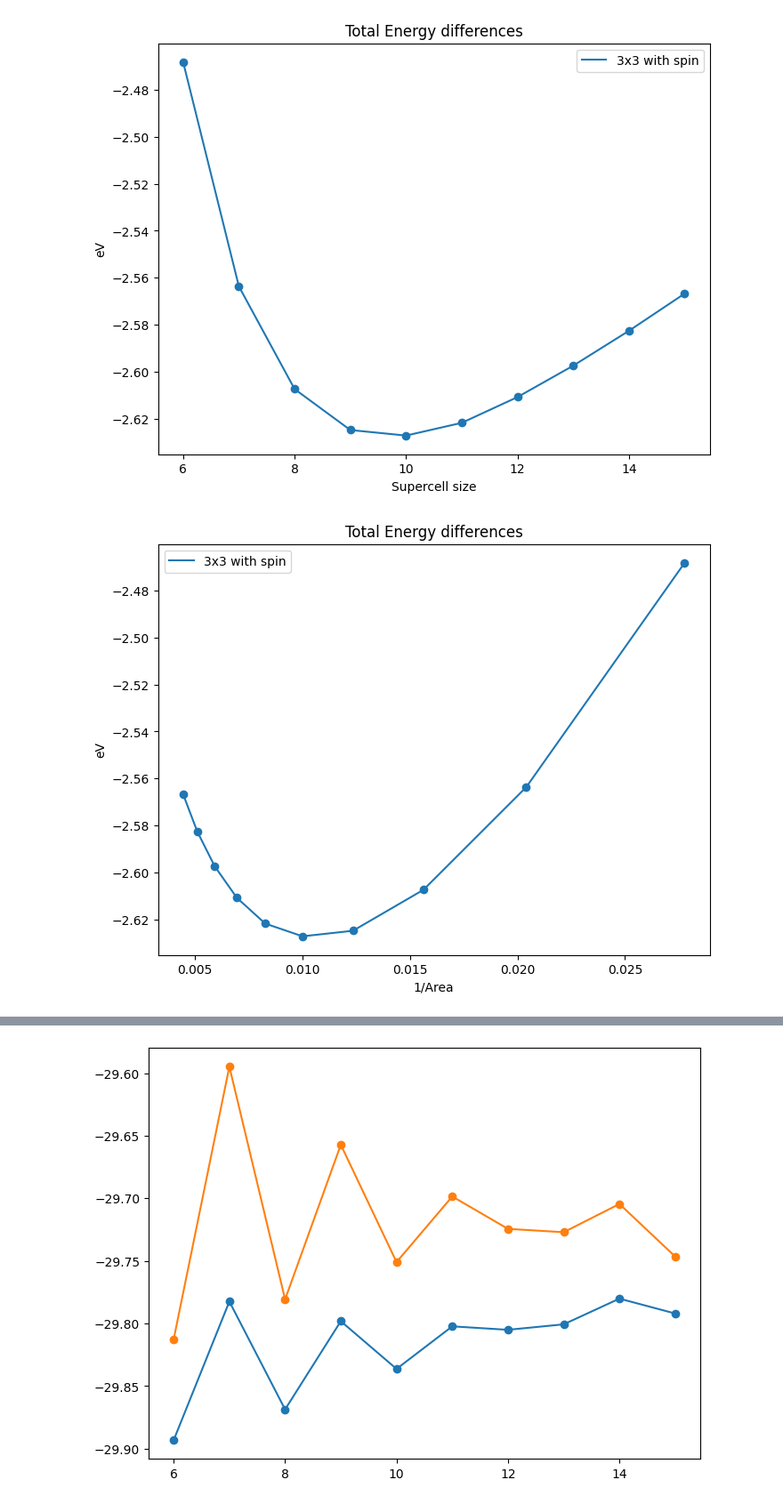
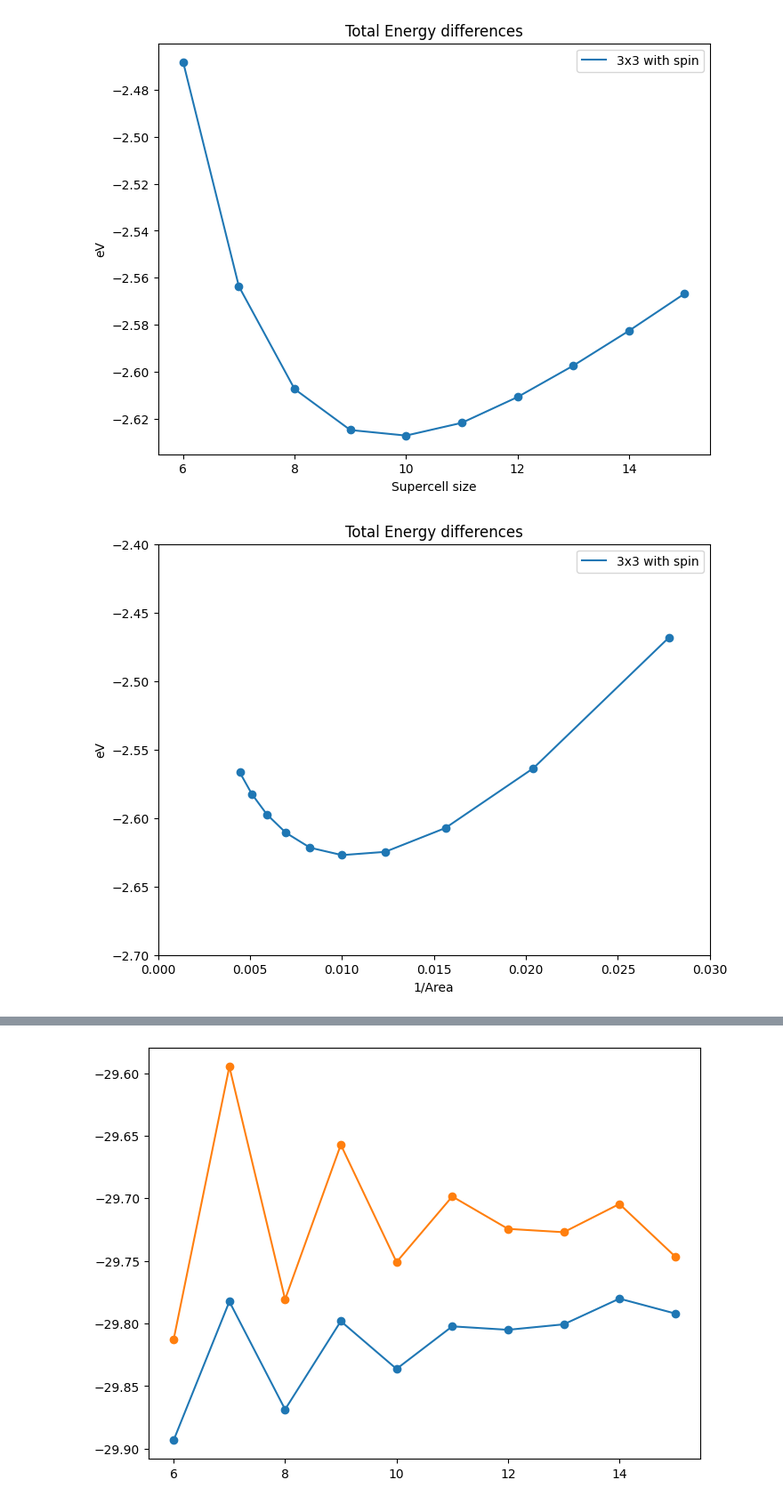
Before and after one commit to rjguo1208/potcorr, a Jupyter notebook: plot.ipynb, the cells around one changed output, grey strips where cells are left out. Shown at 89% size. Saved outputs shown, nothing was run; the diff lists cells and outputs as text; code cells hidden in the pictures.

```diff
--- a/plot.ipynb
+++ b/plot.ipynb
@@ -23,35 +23,36 @@ dtote_3x3_spin_x = np.array([6,7,8,9,10,11,12,13,14,15])
 
 fig,ax = plt.subplots(figsize = (8,6), dpi = 100)
 #ax.plot(dtote_gamma_x,dtote_gamma, label='Gamma only')
 #ax.plot(dtote_3x3_x,dtote_3x3, label = '3x3 w/o spin')
 ax.plot(dtote_3x3_spin_x,dtote_3x3_spin, label='3x3 with spin')
 #ax.scatter(dtote_gamma_x,dtote_gamma)
 #ax.scatter(dtote_3x3_x,dtote_3x3)
 ax.scatter(dtote_3x3_spin_x,dtote_3x3_spin)
 plt.ylabel('eV')
 plt.xlabel('Supercell size')
 plt.title('Total Energy differences')
 plt.legend()
 #plt.xlim(0,0.1)
 plt.show()
 
 fig,ax = plt.subplots(figsize = (8,6), dpi = 100)
 #ax.plot(1/dtote_gamma_x[::-1]**2,dtote_gamma[::-1], label='Gamma only')
 #ax.plot(1/dtote_3x3_x[::-1]**2,dtote_3x3[::-1], label = '3x3 w/o spin')
 ax.plot(1/dtote_3x3_spin_x[::-1]**2,dtote_3x3_spin[::-1], label='3x3 with spin')
 #ax.scatter(1/dtote_gamma_x[::-1]**2,dtote_gamma[::-1])
 #ax.scatter(1/dtote_3x3_x[::-1]**2,dtote_3x3[::-1])
 ax.scatter(1/dtote_3x3_spin_x[::-1]**2,dtote_3x3_spin[::-1])
 
 plt.ylabel('eV')
 plt.xlabel('1/Area')
 plt.title('Total Energy differences')
 plt.legend()
-#plt.xlim(0,0.1)
+plt.xlim(0,0.03)
+plt.ylim(-2.7, -2.4)
 plt.show()
 # %% [output]
 [figure]
-[figure, old version]
+[figure, new version]
 # %%
 dehart_gamma = np.array([30.31158005
 ,30.24611019
```
Also changed, not shown: parts of 21 cells of this notebook, 4 other files.
